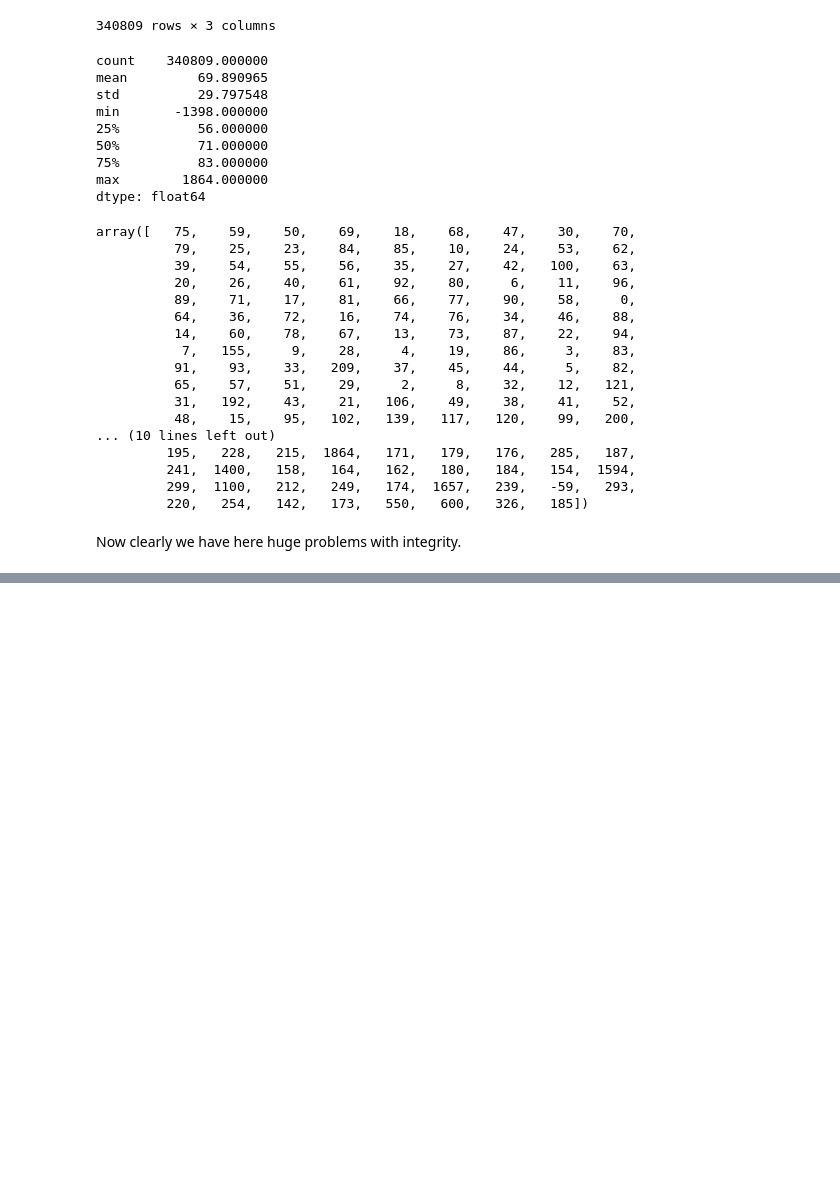
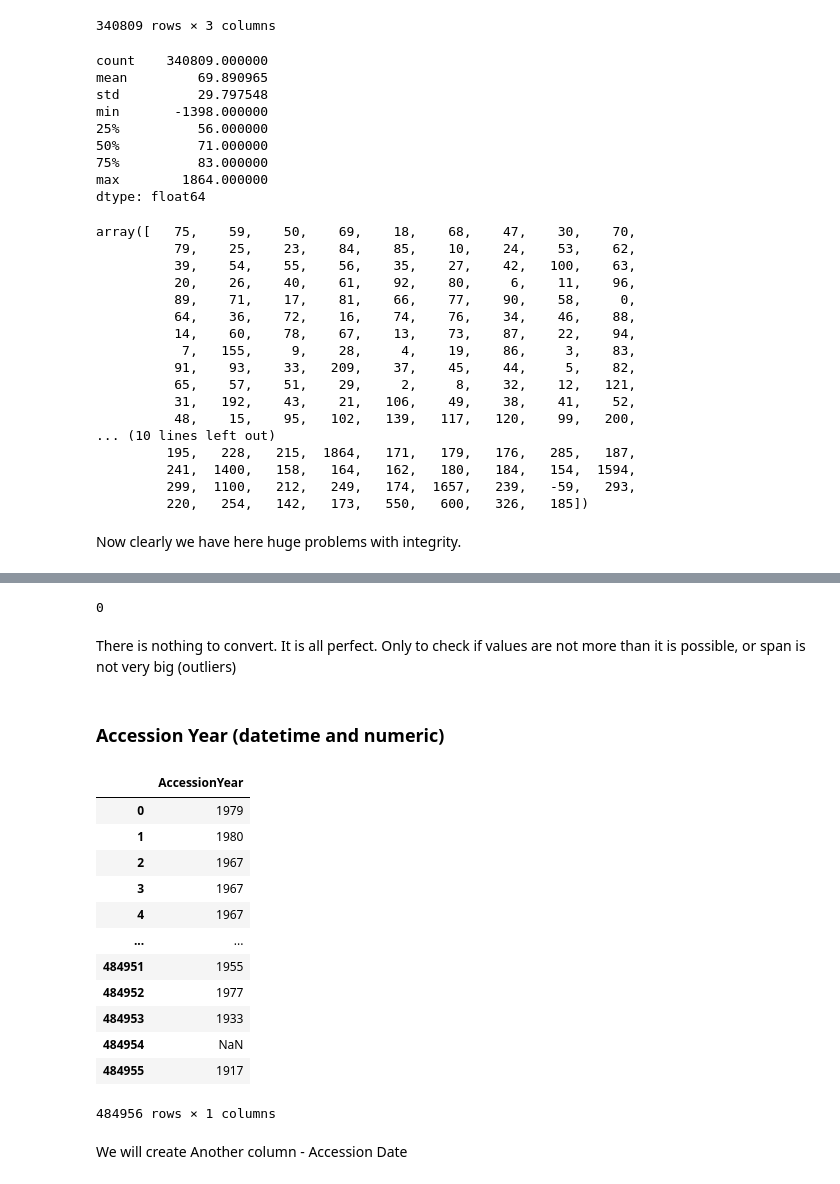
Before and after one commit to nickobard/Data-Preprocessing-Course, a Jupyter notebook: 01/01_homework.ipynb, the cells around one changed output, grey strips where cells are left out. Saved outputs shown, nothing was run; the diff lists cells and outputs as text; code cells hidden in the pictures; blank space fills up the shorter version.

```diff
--- a/01/01_homework.ipynb
+++ b/01/01_homework.ipynb
@@ -912,0 +1082,6 @@ del df_abd_aed
+# %%
+sum(df_obd_oed['Object End Date'].isna())
+# %% [output]
+0
+# %% [markdown]
+There is nothing to convert. It is all perfect. Only to check if values are not more than it is possible, or span is not very big (outliers)
@@ -912,0 +1090,22 @@ del df_abd_aed
+# %% [markdown]
+### Accession Year (datetime and numeric)
+# %%
+df_accession_year = pd.read_csv(dataset_path, usecols=['AccessionYear'], dtype=str)
+# %%
+df_accession_year
+# %% [output]
+|  | AccessionYear |
+| 0 | 1979 |
+| 1 | 1980 |
+| 2 | 1967 |
+| 3 | 1967 |
+| 4 | 1967 |
+| ... | ... |
+| 484951 | 1955 |
+| 484952 | 1977 |
+| 484953 | 1933 |
+| 484954 | NaN |
+| 484955 | 1917 |
+484956 rows × 1 columns
+# %% [markdown]
+We will create Another column - Accession Date
```
Also changed, not shown: parts of 42 cells of this notebook.
